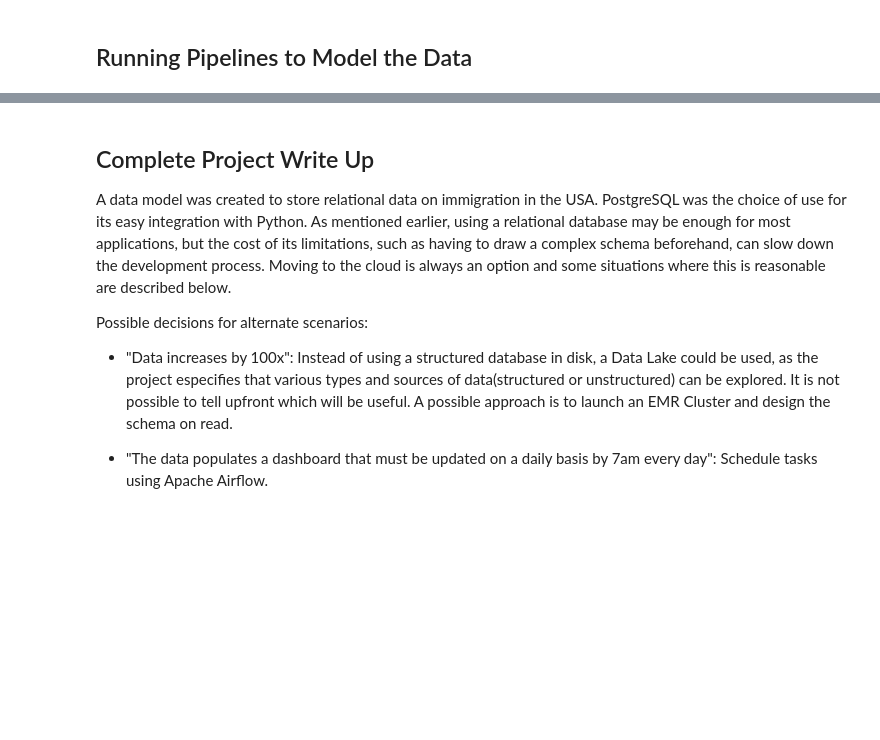
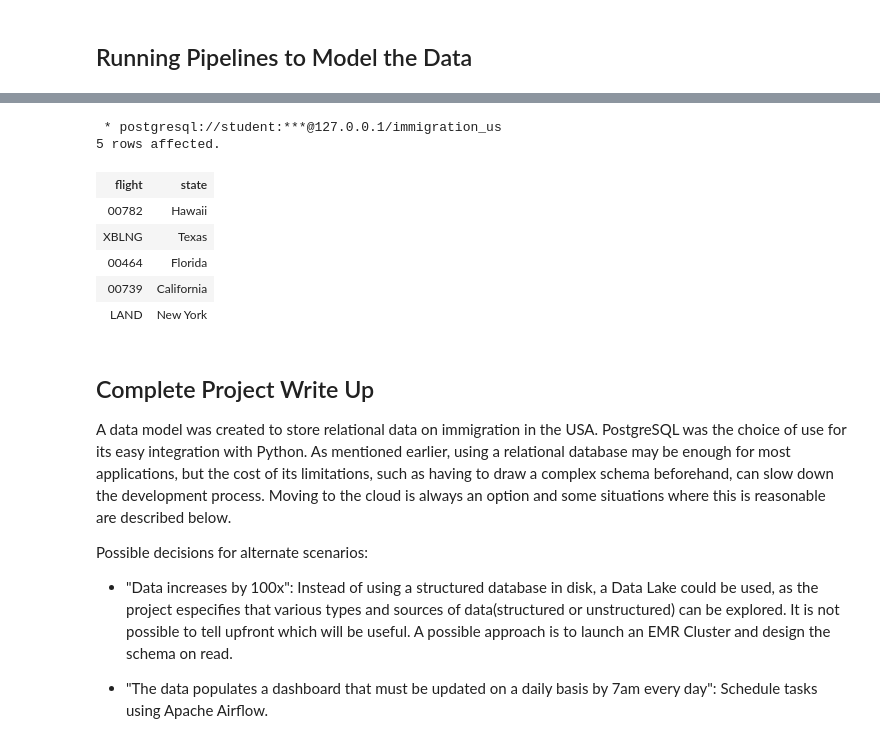
Before and after one commit to edumangabeira/DataEngineering, a Jupyter notebook: udacity/capstone_project/capstone_project.ipynb, the cells around one changed output, grey strips where cells are left out. Drawn from its saved outputs; the diff is of its cells as text; code cells hidden in the pictures; blank space fills up the shorter version.

```diff
--- a/udacity/capstone_project/capstone_project.ipynb
+++ b/udacity/capstone_project/capstone_project.ipynb
@@ -610,3 +902,21 @@ Some analysis on immigration data could be:
+# %%
+%%sql
+SELECT a.flight, b.name as state
+FROM immigrations a
+INNER JOIN states b
+ON
+a.state = b.id
+
+LIMIT 5;
+# %% [output]
+ * postgresql://student:***@127.0.0.1/immigration_us
+5 rows affected.
+| flight | state |
+| 00782 | Hawaii |
+| XBLNG | Texas |
+| 00464 | Florida |
+| 00739 | California |
+| LAND | New York |
 # %% [markdown]
 ## Complete Project Write Up
 
```
Also changed, not shown: parts of 22 cells of this notebook, 2 other files.
